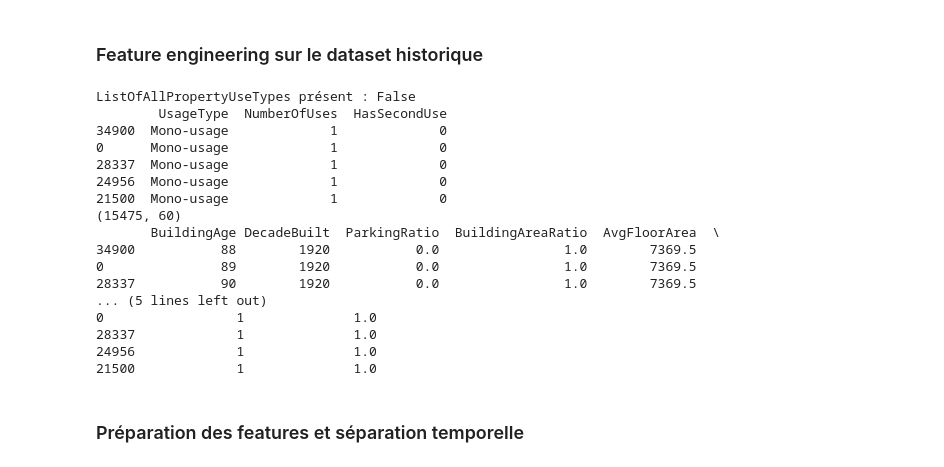
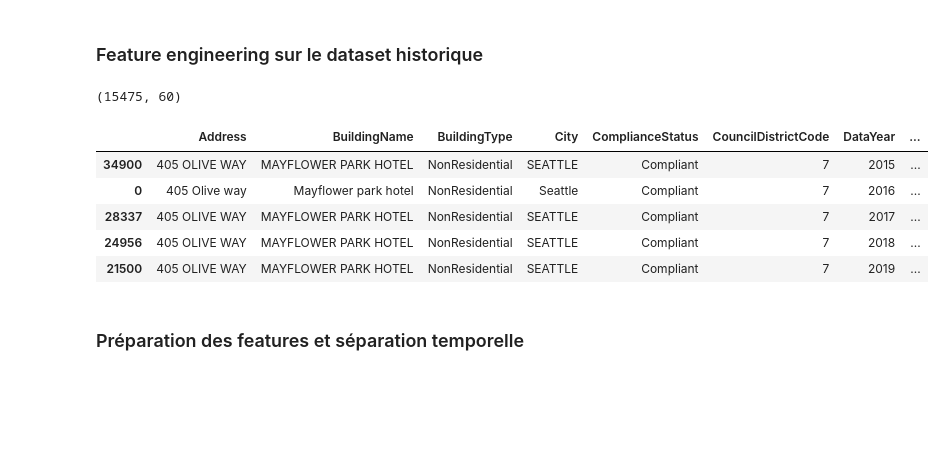
Before and after one commit to aaronsaintroch/seattle-energy-project, a Jupyter notebook: notebooks/P3_Seattle_Energy.ipynb, the cells around one changed output. Saved outputs shown, nothing was run; the diff lists cells and outputs as text; code cells hidden in the pictures; blank space fills up the shorter version.

Commit message:
Clean notebook and stop tracking raw data files

```diff
--- a/notebooks/P3_Seattle_Energy.ipynb
+++ b/notebooks/P3_Seattle_Energy.ipynb
@@ -14,11 +41,6 @@ pd.set_option("display.max_rows", 200)
 # %% [markdown]
 ### Analyse Exploratoire
 # %%
-building_consumption = pd.read_csv(
-    "../data/raw/2016_Building_Energy_Benchmarking.csv",
-    low_memory=False
-)
-
 print("Dimensions :", building_consumption.shape)
 building_consumption.head()
 # %% [output]
@@ -159,7 +181,7 @@ log_shape(df, "Après filtrage des BuildingType non résidentiels")
 df = df[df["ComplianceStatus"] == "Compliant"].copy()
 log_shape(df, "Après filtre ComplianceStatus = Compliant")
 
-df = df[df["DefaultData"] == False].copy()
+df = df[~df["DefaultData"]].copy()
 log_shape(df, "Après filtre DefaultData = False")
 
 df = df[df["Outlier"].isna()].copy()
@@ -1525,7 +1529,6 @@ SecondLargestPropertyUseType -> True
 # %%
 df_hist_fe = df_hist_model.copy()
 
-# Sécurisation des types numériques
 cols_num_hist_fe = [
     "DataYear",
     "YearBuilt",
@@ -1540,83 +1543,54 @@ for col in cols_num_hist_fe:
     if col in df_hist_fe.columns:
         df_hist_fe[col] = pd.to_numeric(df_hist_fe[col], errors="coerce")
 
-# Variables temporelles
 df_hist_fe["BuildingAge"] = df_hist_fe["DataYear"] - df_hist_fe["YearBuilt"]
 df_hist_fe["DecadeBuilt"] = ((df_hist_fe["YearBuilt"] // 10) * 10).astype("Int64").astype(str)
 
-# Variables de structure
 df_hist_fe["HasParking"] = (df_hist_fe["PropertyGFAParking"] > 0).astype(int)
 df_hist_fe["ParkingRatio"] = df_hist_fe["PropertyGFAParking"] / df_hist_fe["PropertyGFATotal"]
 df_hist_fe["BuildingAreaRatio"] = df_hist_fe["PropertyGFABuildings"] / df_hist_fe["PropertyGFATotal"]
 df_hist_fe["AvgFloorArea"] = df_hist_fe["PropertyGFABuildings"] / df_hist_fe["NumberofFloors"].replace(0, np.nan)
 df_hist_fe["LogPropertyGFATotal"] = np.log1p(df_hist_fe["PropertyGFATotal"])
 
-# Variables d'usage
-# Le fichier historique ne contient pas toujours `ListOfAllPropertyUseTypes`.
-# On sécurise donc la création de `NumberOfUses` avec une logique de repli.
 df_hist_fe["IsMultiUse"] = (df_hist_fe["UsageType"] == "Multi-usages").astype(int)
 
 if "ListOfAllPropertyUseTypes" in df_hist_fe.columns:
     df_hist_fe["NumberOfUses"] = df_hist_fe["ListOfAllPropertyUseTypes"].fillna("").apply(
         lambda x: len([u for u in str(x).split(",") if u.strip() != ""])
     )
 else:
     df_hist_fe["NumberOfUses"] = 1 + df_hist_fe["SecondLargestPropertyUseType"].notna().astype(int)
 
 df_hist_fe["LargestUseShare"] = df_hist_fe["LargestPropertyUseTypeGFA"] / df_hist_fe["PropertyGFATotal"]
 df_hist_fe["HasSecondUse"] = df_hist_fe["SecondLargestPropertyUseType"].notna().astype(int)
 
-print("ListOfAllPropertyUseTypes présent :", "ListOfAllPropertyUseTypes" in df_hist_fe.columns)
-print(df_hist_fe[["UsageType", "NumberOfUses", "HasSecondUse"]].head())
-
-# Compression de cardinalité
 top_neighborhoods_hist = df_hist_fe["Neighborhood"].astype(str).value_counts().head(10).index
 df_hist_fe["NeighborhoodGroup"] = df_hist_fe["Neighborhood"].astype(str).apply(
     lambda x: x if x in top_neighborhoods_hist else "OTHER"
 )
 
 top_property_types_hist = df_hist_fe["EPAPropertyType"].astype(str).value_counts().head(10).index
 df_hist_fe["PrimaryPropertyTypeGroup"] = df_hist_fe["EPAPropertyType"].astype(str).apply(
     lambda x: x if x in top_property_types_hist else "OTHER"
 )
 
-# Présence des sources d'énergie
 df_hist_fe["HasSteam"] = (pd.to_numeric(df_hist_fe["SteamUse(kBtu)"], errors="coerce") > 0).astype(int)
 df_hist_fe["HasNaturalGas"] = (pd.to_numeric(df_hist_fe["NaturalGas(kBtu)"], errors="coerce") > 0).astype(int)
 df_hist_fe["HasElectricity"] = (pd.to_numeric(df_hist_fe["Electricity(kBtu)"], errors="coerce") > 0).astype(int)
 
-# Nettoyage des divisions problématiques
 for col in ["ParkingRatio", "BuildingAreaRatio", "AvgFloorArea", "LargestUseShare"]:
     df_hist_fe[col] = df_hist_fe[col].replace([np.inf, -np.inf], np.nan)
 
 print(df_hist_fe.shape)
-print(df_hist_fe[[
-    "BuildingAge",
-    "DecadeBuilt",
-    "ParkingRatio",
-    "BuildingAreaRatio",
-    "AvgFloorArea",
-    "NumberOfUses",
-    "LargestUseShare"
-]].head())
+df_hist_fe.head()
 # %% [output]
-ListOfAllPropertyUseTypes présent : False
-        UsageType  NumberOfUses  HasSecondUse
-34900  Mono-usage             1             0
-0      Mono-usage             1             0
-28337  Mono-usage             1             0
-24956  Mono-usage             1             0
-21500  Mono-usage             1             0
 (15475, 60)
-       BuildingAge DecadeBuilt  ParkingRatio  BuildingAreaRatio  AvgFloorArea  \
-34900           88        1920           0.0                1.0        7369.5
-0               89        1920           0.0                1.0        7369.5
-28337           90        1920           0.0                1.0        7369.5
-... (5 lines left out)
-0                 1              1.0
-28337             1              1.0
-24956             1              1.0
-21500             1              1.0
+|  | Address | BuildingName | BuildingType | City | ComplianceStatus | CouncilDistrictCode | DataYear | ... |
+| 34900 | 405 OLIVE WAY | MAYFLOWER PARK HOTEL | NonResidential | SEATTLE | Compliant | 7 | 2015 | ... |
+| 0 | 405 Olive way | Mayflower park hotel | NonResidential | Seattle | Compliant | 7 | 2016 | ... |
+| 28337 | 405 OLIVE WAY | MAYFLOWER PARK HOTEL | NonResidential | SEATTLE | Compliant | 7 | 2017 | ... |
+| 24956 | 405 OLIVE WAY | MAYFLOWER PARK HOTEL | NonResidential | SEATTLE | Compliant | 7 | 2018 | ... |
+| 21500 | 405 OLIVE WAY | MAYFLOWER PARK HOTEL | NonResidential | SEATTLE | Compliant | 7 | 2019 | ... |
 # %% [markdown]
 ### Préparation des features et séparation temporelle
 # %%
```
Also changed, not shown: parts of 22 cells of this notebook, 1 other file.
